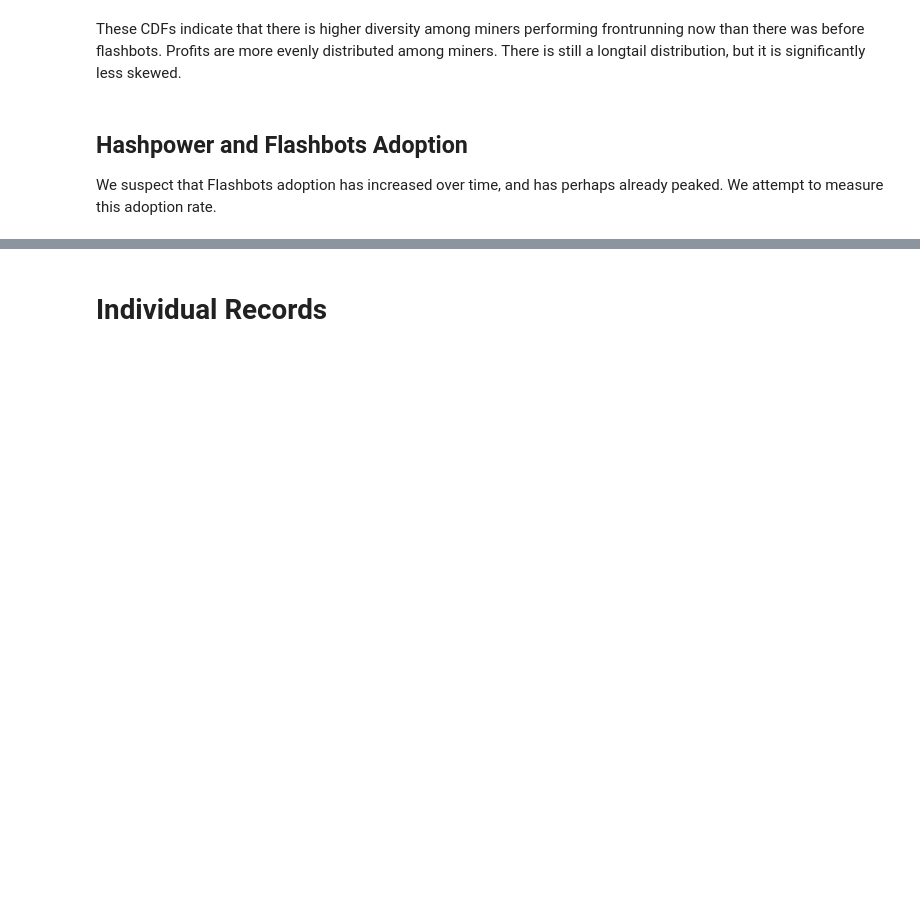
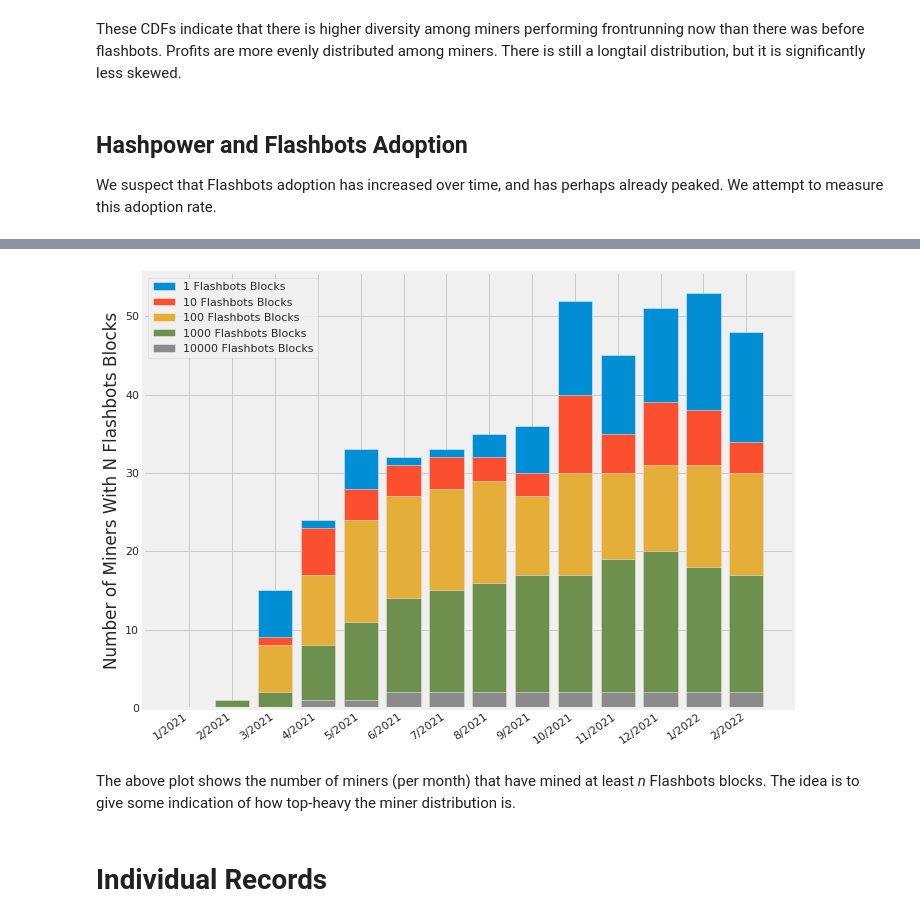
Before and after one commit to a-flashbot-in-the-pan/a-flashbot-in-the-pan, a Jupyter notebook: FlashbotsAnalysis.ipynb, the cells around one changed output, grey strips where cells are left out. Cells and saved outputs as stored; diff of their text form; code cells hidden in the pictures; blank space fills up the shorter version.

```diff
--- a/FlashbotsAnalysis.ipynb
+++ b/FlashbotsAnalysis.ipynb
@@ -745,3 +824,48 @@ monthly_block_ranges = [
+# %%
+plt.style.use('fivethirtyeight')
+fig, ax = plt.subplots()
+fig.patch.set_facecolor('white')
+fig.set_figwidth(10)
+fig.set_figheight(7)
+
+ns = [1, 10, 100, 1000, 10000]
+
+def group_by_miner(df):
+    return df.groupby("miner").sum()
+
+def count_rows_above_n(df, n, label='counter'):
+    return len(df[df[label] >= n])
+
+def count_rows_above_n_date_range(n):
+    return [count_rows_above_n(group_by_miner(calculate_fb_blocks_in_range(start, end)), n) for start, end in monthly_block_ranges]
+
+
+n_miners = pd.DataFrame([count_rows_above_n_date_range(n) for n in ns])
+n_miners.columns = months
+
+# plot bars in stack manner
+plt.bar(months, n_miners.iloc[0])
+
+for i in range(1, len(ns)):
+    plt.bar(months, n_miners.iloc[i]) #, bottom=n_miners.iloc[0:i].sum())
+
+
+#plt.xlabel("Dates")
+plt.ylabel("Number of Miners With N Flashbots Blocks")
+plt.legend([f"{n} Flashbots Blocks" for n in ns])
+#plt.title("Scores by Teams in 4 Rounds")
+
+
+for label in ax.get_xticklabels(which='major'):
+    label.set(rotation=35, horizontalalignment='right')
+
+fig.tight_layout()
+
+plt.show()
+# %% [output]
+[figure, added]
+# %% [markdown]
+The above plot shows the number of miners (per month) that have mined at least _n_ Flashbots blocks. The idea is to give some indication of how top-heavy the miner distribution is.
 # %% [markdown]
 # Individual Records
 # %%
```
Also changed, not shown: parts of 4 cells of this notebook.
